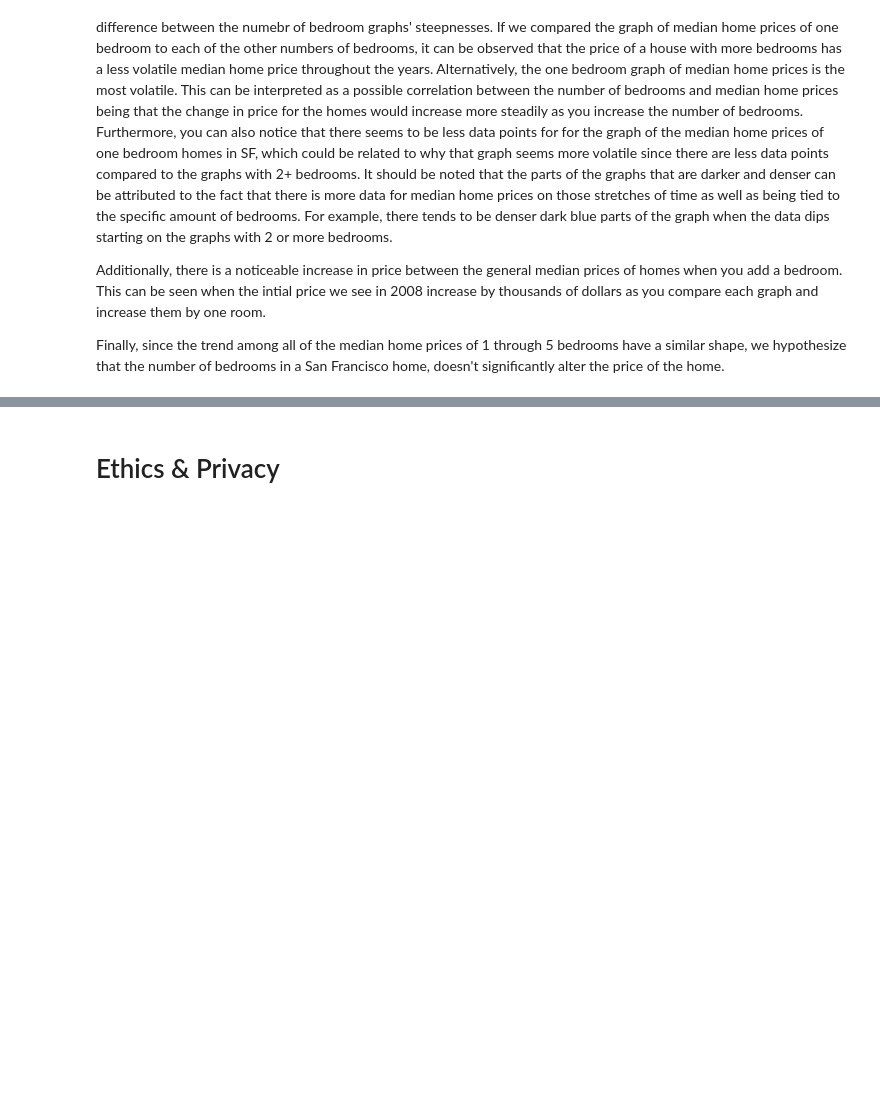
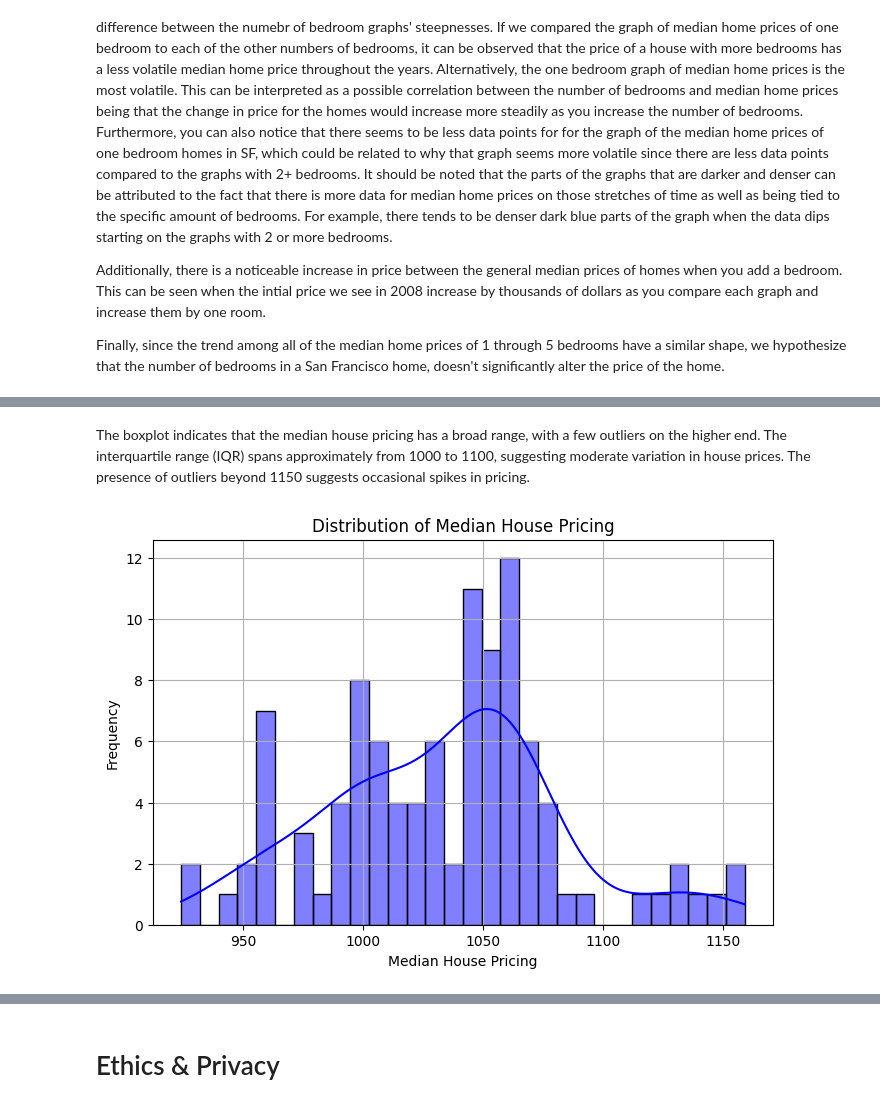
Before and after one commit to jocelynng101/COGS108_Repo, a Jupyter notebook: EDACheckpoint_Group045_WI25.ipynb, the cells around one changed output, grey strips where cells are left out. Cells and saved outputs as stored; diff of their text form; code cells hidden in the pictures; blank space fills up the shorter version.

```diff
--- a/EDACheckpoint_Group045_WI25.ipynb
+++ b/EDACheckpoint_Group045_WI25.ipynb
@@ -312,0 +330,12 @@ KeyError: 'observation_date'
+# %% [markdown]
+The boxplot indicates that the median house pricing has a broad range, with a few outliers on the higher end. The interquartile range (IQR) spans approximately from 1000 to 1100, suggesting moderate variation in house prices. The presence of outliers beyond 1150 suggests occasional spikes in pricing.
+# %%
+plt.figure(figsize=(8, 5))
+sns.histplot(df['median_house_pricing'], bins=30, kde=True, color='blue') #creating a histogram to understand the distribution of median housing prices
+plt.title('Distribution of Median House Pricing')
+plt.xlabel('Median House Pricing')
+plt.ylabel('Frequency')
+plt.grid(True)
+plt.show()
+# %% [output]
+[figure, added]
```
Also changed, not shown: parts of 14 cells of this notebook.
